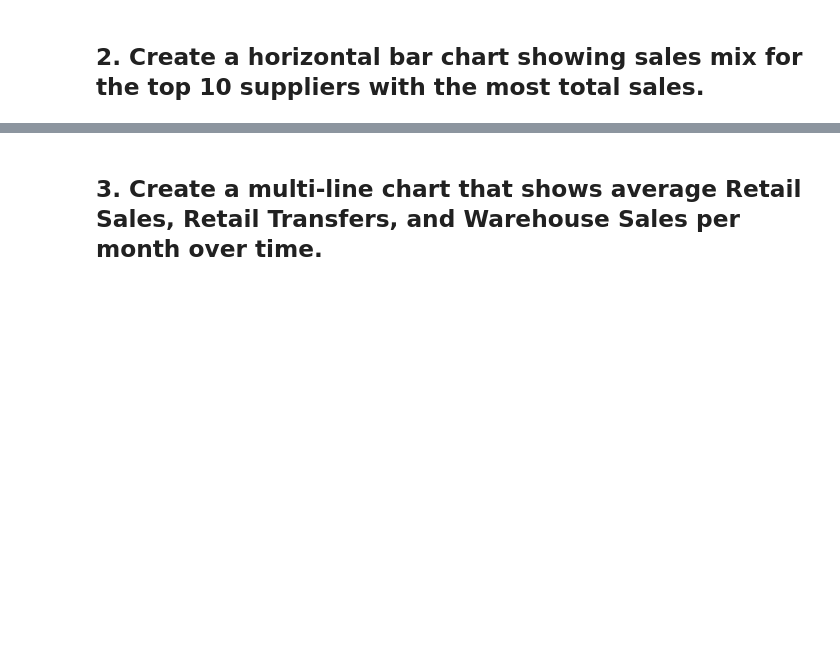
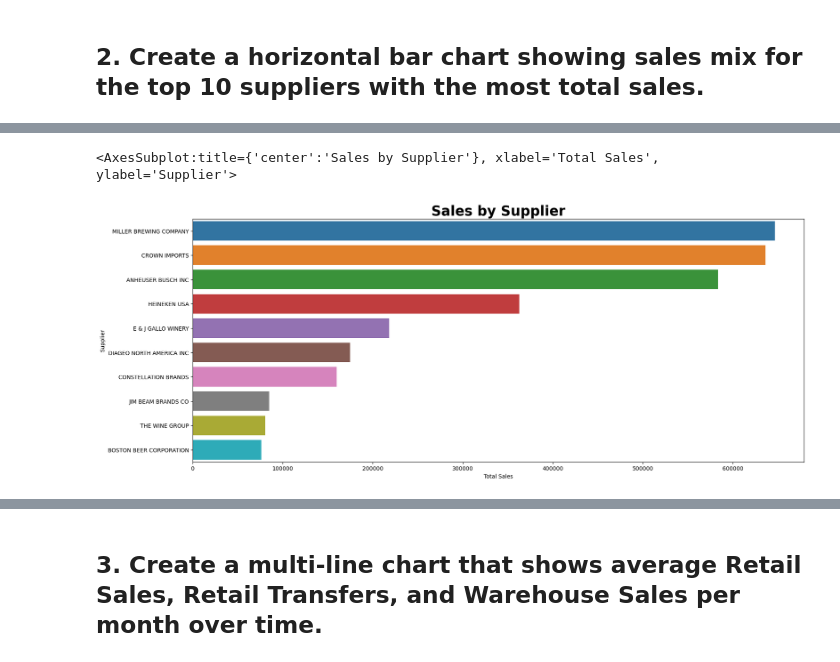
Before and after one commit to JonathonClegg/DAFT_0116, a Jupyter notebook: module_2/Lab_2_ Plotting-Multiple-Data-Series/main.ipynb, the cells around one changed output, grey strips where cells are left out. Cells and saved outputs as stored; diff of their text form; code cells hidden in the pictures; blank space fills up the shorter version.

```diff
--- a/module_2/Lab_2_ Plotting-Multiple-Data-Series/main.ipynb
+++ b/module_2/Lab_2_ Plotting-Multiple-Data-Series/main.ipynb
@@ -55,3 +79,8 @@ plt.show()
 [figure]
 # %% [markdown]
 ## 2. Create a horizontal bar chart showing sales mix for the top 10 suppliers with the most total sales.
+# %%
+df2 = data[["Supplier","RetailSales", "RetailTransfers","WarehouseSales"]]
+df2["Total Sales"] = df2["RetailSales"] + df2["RetailTransfers"] + df2["WarehouseSales"]
+df3 = df2.groupby(["Supplier"])["RetailSales", "RetailTransfers","WarehouseSales", "Total Sales", ].sum().sort_values(by='Total Sales', ascending=False).head(10)
+df3['Supplier'] = df3.index
@@ -57,0 +100,7 @@ plt.show()
+# %%
+plt.figure(figsize=(20,8))
+plt.title('Sales by Supplier', size='25', fontweight='bold')
+sns.barplot(y = df3['Supplier'], x = df3['Total Sales'], orient='h')
+# %% [output]
+<AxesSubplot:title={'center':'Sales by Supplier'}, xlabel='Total Sales', ylabel='Supplier'>
+[figure, added]
```
Also changed, not shown: parts of 7 cells of this notebook, 1 other file.
